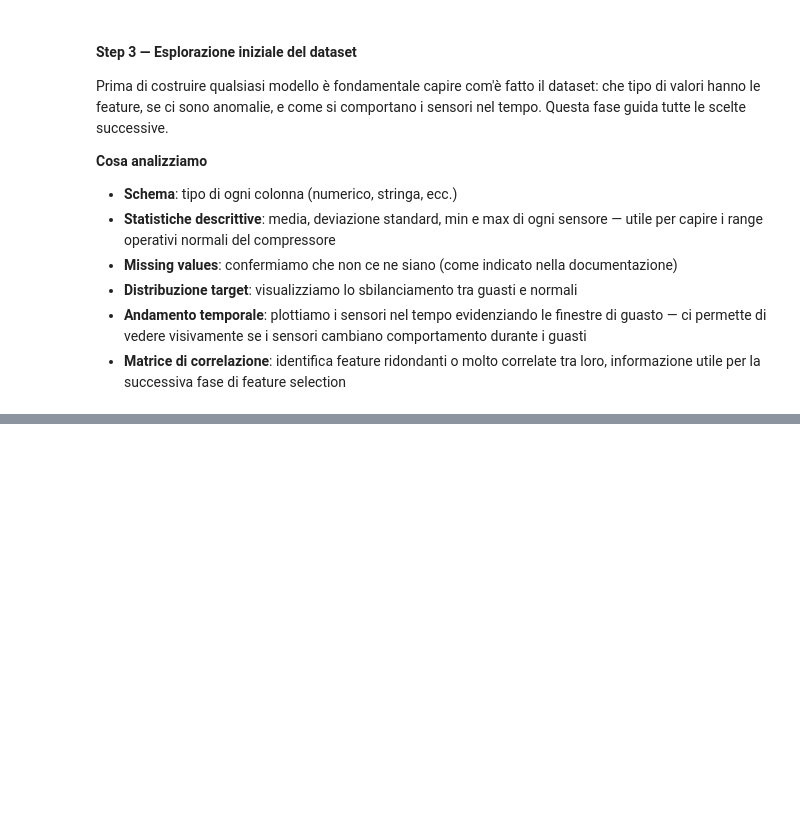
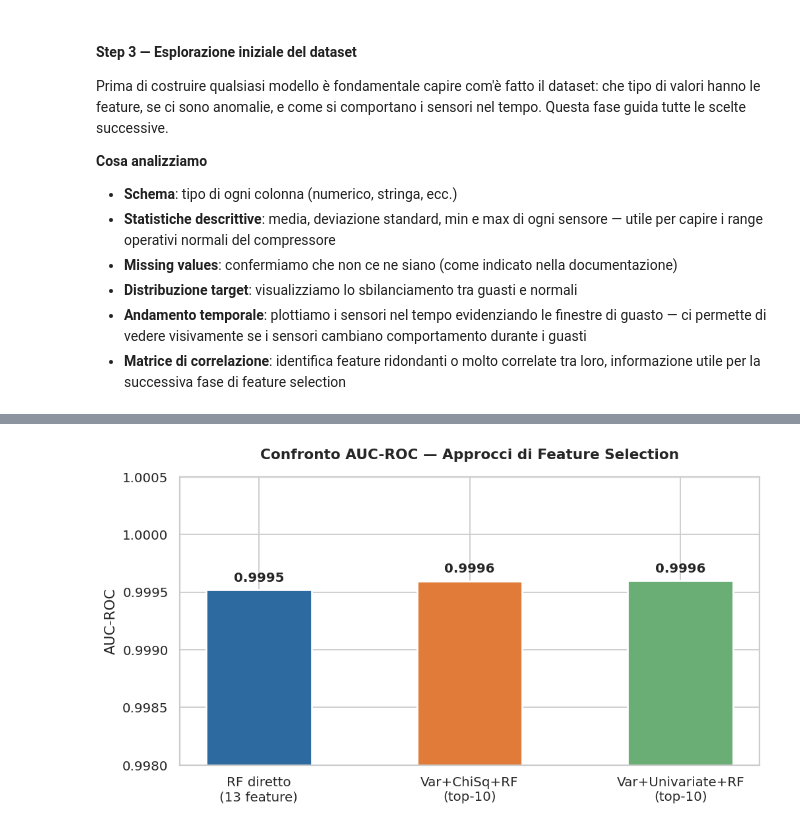
Before and after one commit to Code-Dani/Master-thesis, a Jupyter notebook: notebook/microsoft-dt-analysis.ipynb, the cells around one changed output, grey strips where cells are left out. Cells and saved outputs as stored; diff of their text form; code cells hidden in the pictures; blank space fills up the shorter version.

```diff
--- a/notebook/microsoft-dt-analysis.ipynb
+++ b/notebook/microsoft-dt-analysis.ipynb
@@ -372,0 +700,18 @@ con il loro significato fisico — quando la pressione scende, il pressure switc
+# %%
+# ── 4.5 · RF su feature selezionate ──────────────────────────────────────
+
+# RF su ChiSq
+print("[B.4] RF su feature ChiSq...")
+t0 = time.time()
+rf_chi_model = rf.fit(df_train_chi)
+t_rf_chi = time.time() - t0
+auc_chi = evaluator.evaluate(rf_chi_model.transform(df_test_chi))
+print(f"  Tempo: {t_rf_chi:.1f}s ({t_rf_chi/60:.1f} min) | AUC: {auc_chi:.4f}")
+
+# RF su Univariate
+print("\n[B.5] RF su feature Univariate...")
+t0 = time.time()
+rf_uni_model = rf.fit(df_train_uni)
+t_rf_uni = time.time() - t0
+auc_uni = evaluator.evaluate(rf_uni_model.transform(df_test_uni))
+print(f"  Tempo: {t_rf_uni:.1f}s ({t_rf_uni/60:.1f} min) | AUC: {auc_uni:.4f}")
@@ -372,0 +758,72 @@ con il loro significato fisico — quando la pressione scende, il pressure switc
+# %%
+# ── 4.6 · Confronto finale ────────────────────────────────────────────────
+t_pipeline_chi = t_var + t_chi + t_rf_chi
+t_pipeline_uni = t_var + t_uni + t_rf_uni
+
+results = {
+    "RF diretto\n(13 feature)":    {"auc": auc_rf,  "time": t_rf,          "color": "#2D6A9F"},
+    "Var+ChiSq+RF\n(top-10)":      {"auc": auc_chi, "time": t_pipeline_chi, "color": "#E07B39"},
+    "Var+Univariate+RF\n(top-10)": {"auc": auc_uni, "time": t_pipeline_uni, "color": "#6BAE75"},
+}
+labels = list(results.keys())
+aucs   = [results[k]["auc"]     for k in labels]
+times  = [results[k]["time"]/60 for k in labels]
+colors = [results[k]["color"]   for k in labels]
+
+# Plot AUC — con ylim stretto per evidenziare le differenze
+fig, ax = plt.subplots(figsize=(8, 4.5))
+bars = ax.bar(labels, aucs, color=colors, edgecolor="white", linewidth=1.5, width=0.5)
+for bar, v in zip(bars, aucs):
+    ax.text(bar.get_x() + bar.get_width()/2,
+            bar.get_height() + 0.00005,
+            f"{v:.4f}", ha="center", va="bottom", fontsize=11, fontweight="bold")
+ax.set_ylim(0.998, 1.0005)
+ax.set_ylabel("AUC-ROC")
+ax.set_title("Confronto AUC-ROC — Approcci di Feature Selection", fontweight="bold", pad=15)
+plt.tight_layout()
+plt.savefig(f"{OUTPUT_DIR}/05_auc_comparison.png", bbox_inches="tight")
+plt.show()
+
+# Plot Tempi
+fig, ax = plt.subplots(figsize=(8, 4.5))
+bars = ax.bar(labels, times, color=colors, edgecolor="white", linewidth=1.5, width=0.5)
+for bar, v in zip(bars, times):
+    ax.text(bar.get_x() + bar.get_width()/2,
+            bar.get_height() + 0.001,
+            f"{v:.2f} min", ha="center", va="bottom", fontsize=11, fontweight="bold")
+ax.set_ylabel("Tempo totale (minuti)")
+ax.set_title("Confronto Tempi — Approcci di Feature Selection", fontweight="bold", pad=15)
+plt.tight_layout()
+plt.savefig(f"{OUTPUT_DIR}/06_time_comparison.png", bbox_inches="tight")
+plt.show()
+
+# Plot Tradeoff — asse Y con range fisso leggibile
+fig, ax = plt.subplots(figsize=(7, 5))
+for k, color in zip(results.keys(), colors):
+    ax.scatter(results[k]["time"]/60, results[k]["auc"],
+                s=200, color=color, zorder=5)
+    ax.annotate(k.replace("\n", " "),
+                (results[k]["time"]/60, results[k]["auc"]),
+                textcoords="offset points", xytext=(8, 5), fontsize=9)
+ax.set_xlabel("Tempo totale (minuti)")
+ax.set_ylabel("AUC-ROC")
+ax.set_ylim(0.999, 1.0001)
+ax.yaxis.set_major_formatter(mtick.FormatStrFormatter('%.4f'))
+ax.set_title("Tradeoff AUC vs Tempo\n(in alto a sinistra = ideale)", fontweight="bold")
+plt.tight_layout()
+plt.savefig(f"{OUTPUT_DIR}/07_tradeoff.png", bbox_inches="tight")
+plt.show()
+
+# Riepilogo
+speedup_chi = t_rf / t_pipeline_chi
+speedup_uni = t_rf / t_pipeline_uni
+print("\n=== RIEPILOGO ===")
+print(f"{'Approccio':<30} {'AUC':>8} {'Tempo (min)':>12}")
+print("-"*52)
+for k in results:
+    print(f"{k.replace(chr(10),' '):<30} {results[k]['auc']:>8.4f} {results[k]['time']/60:>12.1f}")
+print(f"\nSpeedup Var+ChiSq+RF      : {speedup_chi:.2f}×")
+print(f"Speedup Var+Univariate+RF : {speedup_uni:.2f}×")
+print(f"\nTop-3 feature da RF diretto: {fi_rf.head(3).index.tolist()}")
+# %% [output]
+[figure, added]
```
Also changed, not shown: parts of 25 cells of this notebook, 4 other files.
